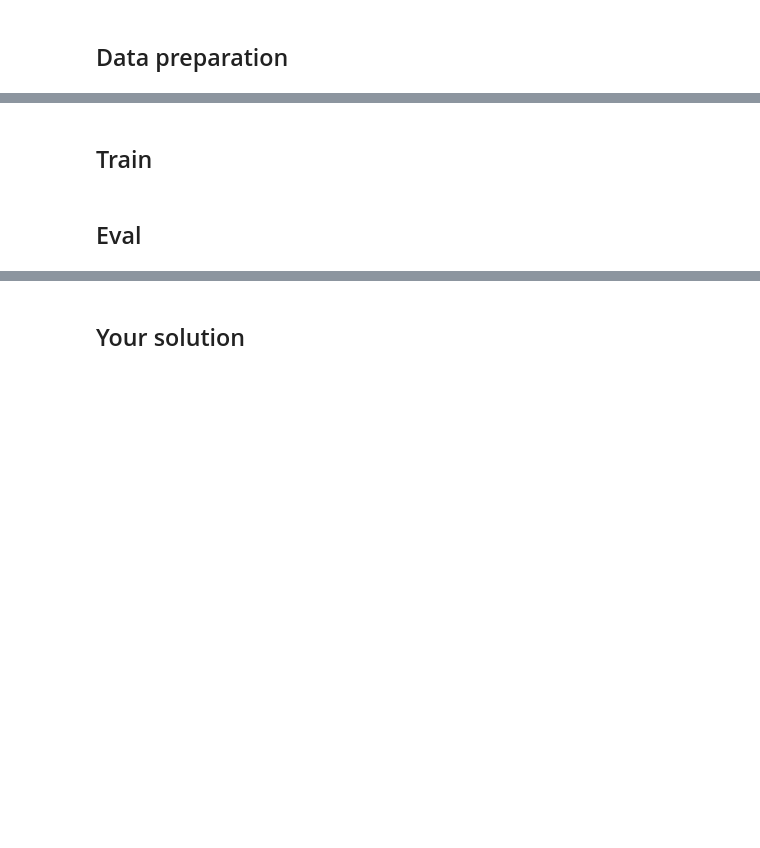
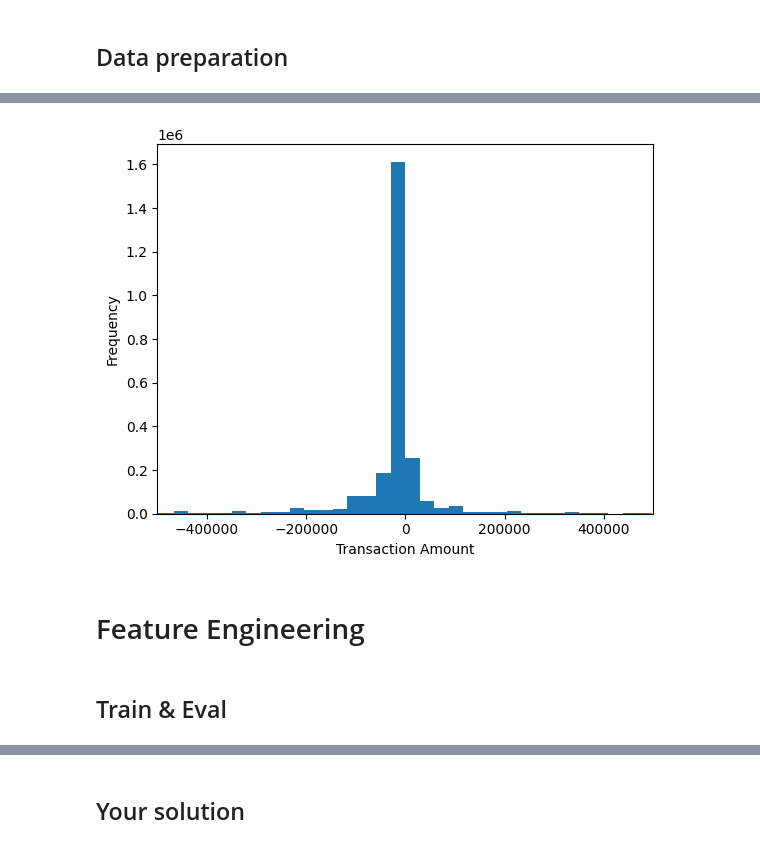
Before and after one commit to LogicZMaksimka/ml-course-gender-prediction, a Jupyter notebook: gender_prediction.ipynb, the cells around one changed output, grey strips where cells are left out. Saved outputs shown, nothing was run; the diff lists cells and outputs as text; code cells hidden in the pictures; blank space fills up the shorter version.

```diff
--- a/gender_prediction.ipynb
+++ b/gender_prediction.ipynb
@@ -5,12 +84,0 @@ Load dataset
-# %%
-from huggingface_hub import hf_hub_download
-import shutil
-
-repo_id = "mks-logic/gender_prediction"
-files = ["all.csv"]
-repo_type = "dataset"
-
-
-for f in files:
-    path = hf_hub_download(repo_id=repo_id, repo_type=repo_type, filename=f)
-    shutil.copy(path, f"./data/{f}")  # change dir here
@@ -51,0 +137,9 @@ X_train.shape, y_train.shape, X_val.shape, y_val.shape, X_test.shape, y_test.sha
+# %%
+train_df.amount.plot.hist(bins=10000)
+plt.xlim([-5e5, 5e5])
+plt.xlabel("Transaction Amount")
+plt.show()
+# %% [output]
+[figure, added]
+# %% [markdown]
+# Feature Engineering
@@ -52,2 +169,2 @@ X_train.shape, y_train.shape, X_val.shape, y_val.shape, X_test.shape, y_test.sha
 # %% [markdown]
-## Train
+## Train & Eval
@@ -58,2 +170,0 @@ y_pred_proba, y_pred = fit_predict_xgb(X_train, y_train, X_val, y_val, X_test)
-# %% [markdown]
-## Eval
```
Also changed, not shown: parts of 21 cells of this notebook, 3 other files.
